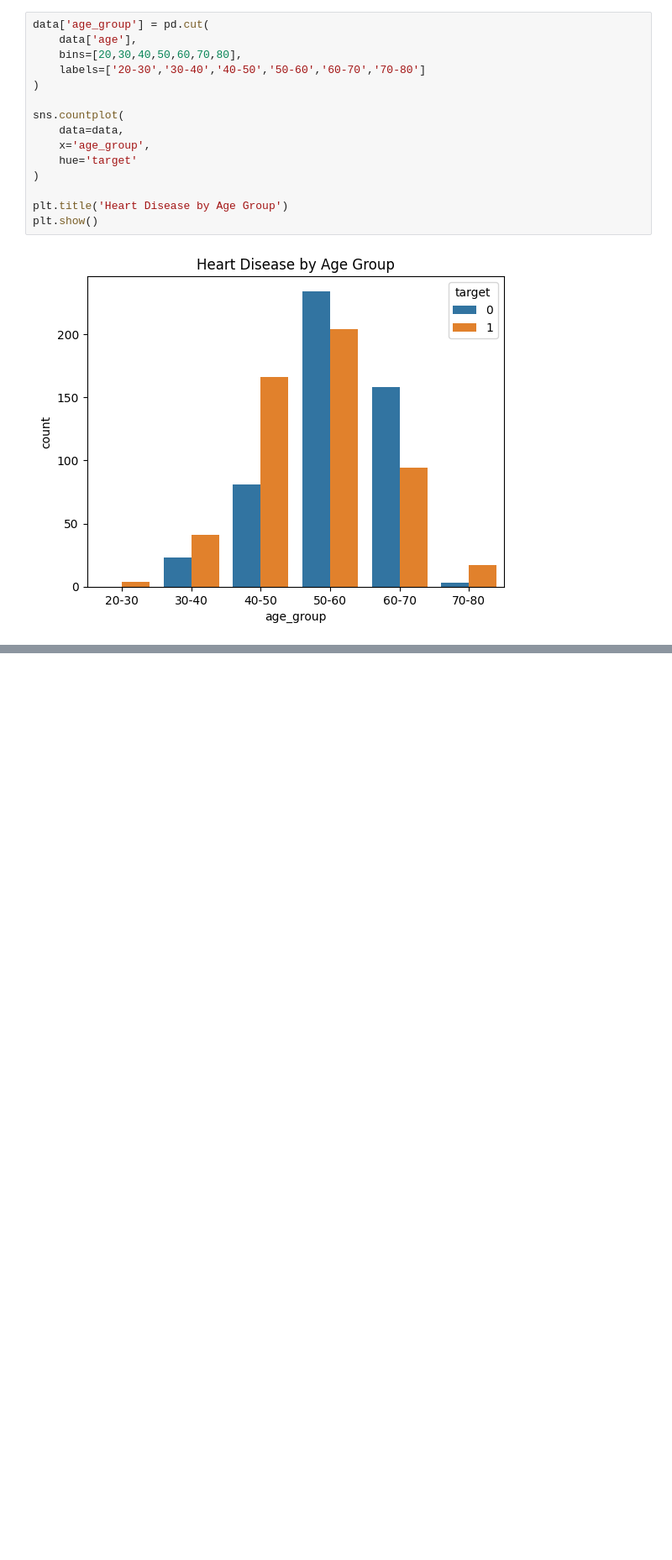
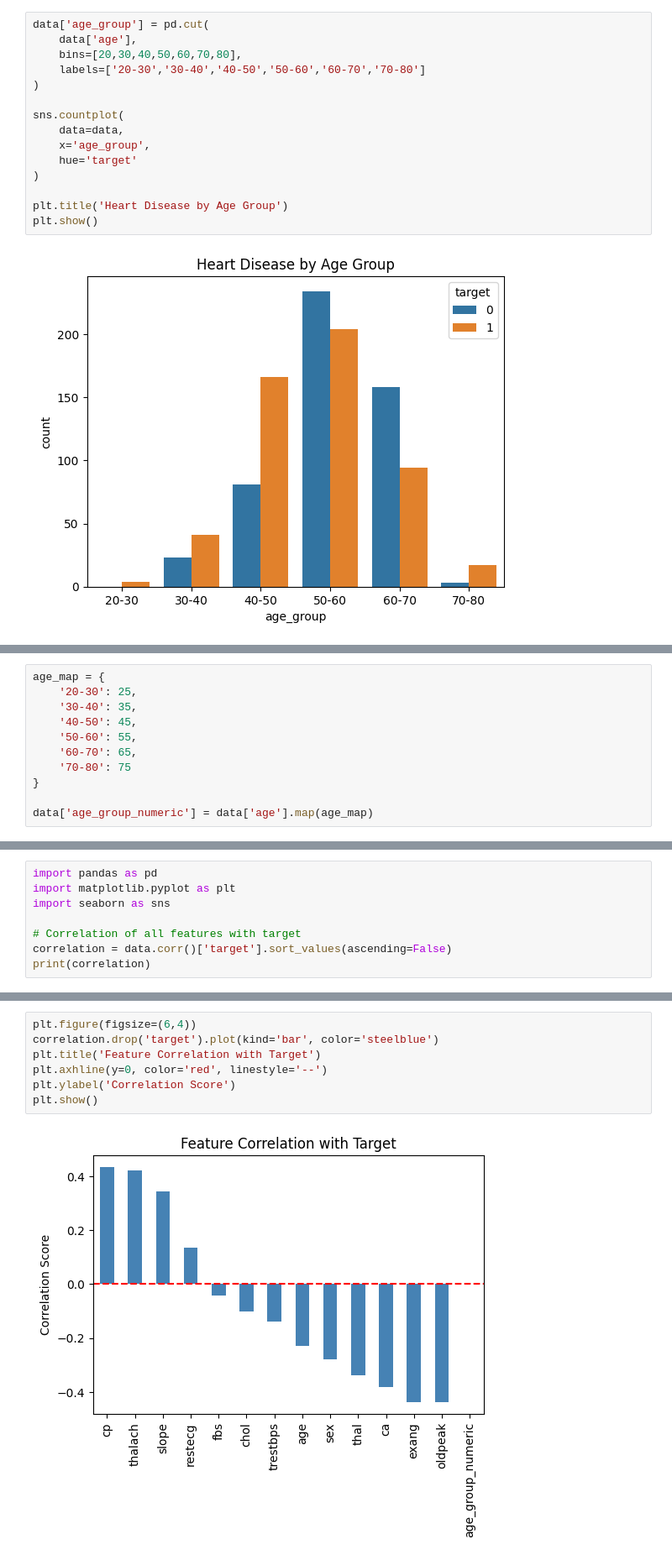
Before and after one commit to NidhiJha17/Heart-Disease-Dataset, a Jupyter notebook: understanding the data.ipynb, the cells around one changed output, grey strips where cells are left out. Shown at 84% size. Drawn from its saved outputs; the diff is of its cells as text; blank space fills up the shorter version.

```diff
--- a/understanding the data.ipynb
+++ b/understanding the data.ipynb
@@ -271,0 +490,11 @@ plt.show()
+# %%
+age_map = {
+    '20-30': 25,
+    '30-40': 35,
+    '40-50': 45,
+    '50-60': 55,
+    '60-70': 65,
+    '70-80': 75
+}
+
+data['age_group_numeric'] = data['age'].map(age_map)
@@ -271,0 +505,8 @@ plt.show()
+# %%
+import pandas as pd
+import matplotlib.pyplot as plt
+import seaborn as sns
+
+# Correlation of all features with target
+correlation = data.corr()['target'].sort_values(ascending=False)
+print(correlation)
@@ -271,0 +530,9 @@ plt.show()
+# %%
+plt.figure(figsize=(6,4))
+correlation.drop('target').plot(kind='bar', color='steelblue')
+plt.title('Feature Correlation with Target')
+plt.axhline(y=0, color='red', linestyle='--')
+plt.ylabel('Correlation Score')
+plt.show()
+# %% [output]
+[figure, added]
```
Also changed, not shown: parts of 32 cells of this notebook.
